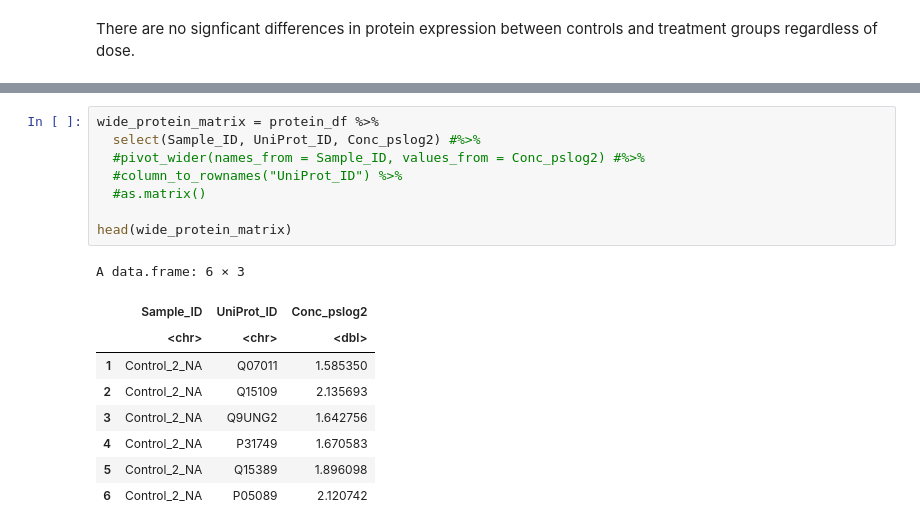
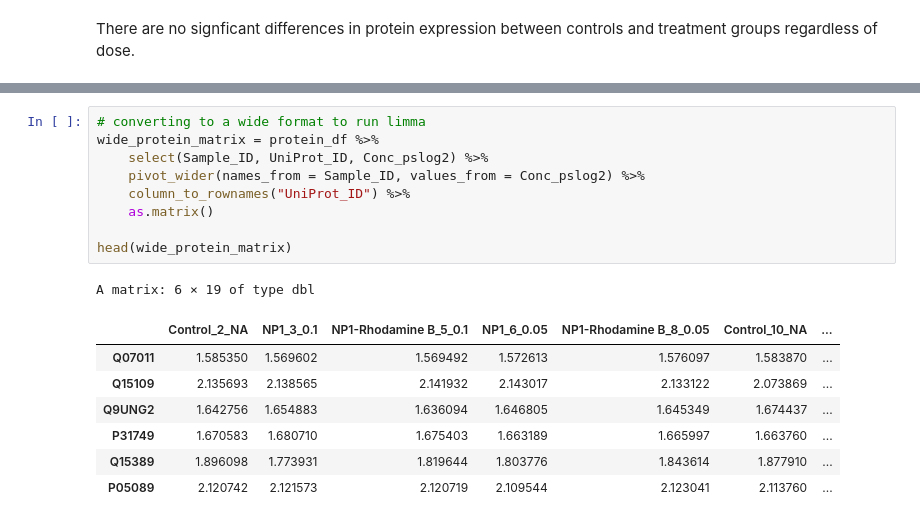
Before and after one commit to Ragerlab/2026_Ghosh_An-In-Vitro-Model-for-Human-Airway-Epithelial-Cells-Preloading-with-Polyethylene-Terephth, a Jupyter notebook: 1. Group Distribution Analysis/Group Distribution Analysis.ipynb, the cells around one changed output, grey strips where cells are left out. Cells and saved outputs as stored; diff of their text form.

```diff
--- a/1. Group Distribution Analysis/Group Distribution Analysis.ipynb
+++ b/1. Group Distribution Analysis/Group Distribution Analysis.ipynb
@@ -165,18 +177,18 @@ There are no signficant differences in protein expression between controls and t
 # %%
+# converting to a wide format to run limma
 wide_protein_matrix = protein_df %>%
-  select(Sample_ID, UniProt_ID, Conc_pslog2) #%>%
-  #pivot_wider(names_from = Sample_ID, values_from = Conc_pslog2) #%>%
-  #column_to_rownames("UniProt_ID") %>%
-  #as.matrix()
+    select(Sample_ID, UniProt_ID, Conc_pslog2) %>%
+    pivot_wider(names_from = Sample_ID, values_from = Conc_pslog2) %>%
+    column_to_rownames("UniProt_ID") %>%
+    as.matrix()
 
 head(wide_protein_matrix)
 # %% [output]
-A data.frame: 6 × 3
+A matrix: 6 × 19 of type dbl
-|  | Sample_ID | UniProt_ID | Conc_pslog2 |
-|  | <chr> | <chr> | <dbl> |
-| 1 | Control_2_NA | Q07011 | 1.585350 |
-| 2 | Control_2_NA | Q15109 | 2.135693 |
-| 3 | Control_2_NA | Q9UNG2 | 1.642756 |
-| 4 | Control_2_NA | P31749 | 1.670583 |
-| 5 | Control_2_NA | Q15389 | 1.896098 |
-| 6 | Control_2_NA | P05089 | 2.120742 |
+|  | Control_2_NA | NP1_3_0.1 | NP1-Rhodamine B_5_0.1 | NP1_6_0.05 | NP1-Rhodamine B_8_0.05 | Control_10_NA | ... |
+| Q07011 | 1.585350 | 1.569602 | 1.569492 | 1.572613 | 1.576097 | 1.583870 | ... |
+| Q15109 | 2.135693 | 2.138565 | 2.141932 | 2.143017 | 2.133122 | 2.073869 | ... |
+| Q9UNG2 | 1.642756 | 1.654883 | 1.636094 | 1.646805 | 1.645349 | 1.674437 | ... |
+| P31749 | 1.670583 | 1.680710 | 1.675403 | 1.663189 | 1.665997 | 1.663760 | ... |
+| Q15389 | 1.896098 | 1.773931 | 1.819644 | 1.803776 | 1.843614 | 1.877910 | ... |
+| P05089 | 2.120742 | 2.121573 | 2.120719 | 2.109544 | 2.123041 | 2.113760 | ... |
```
Also changed, not shown: parts of 6 cells of this notebook.
